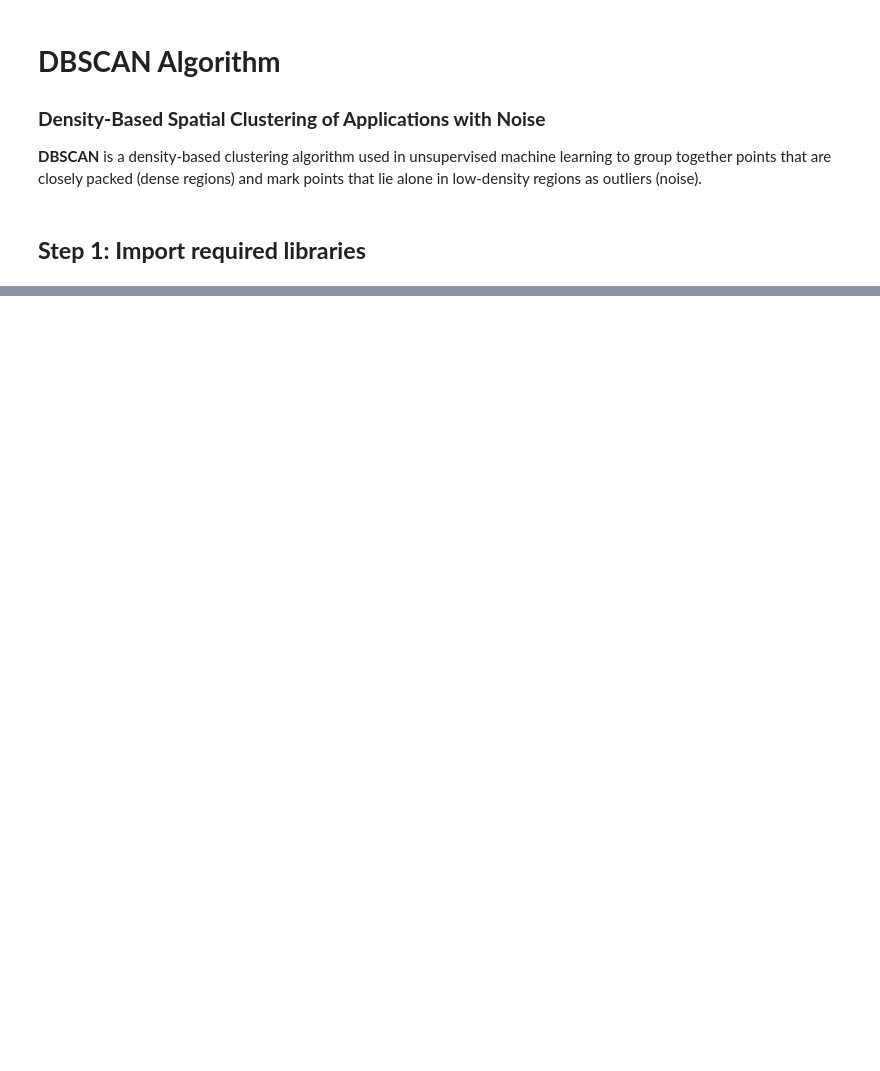
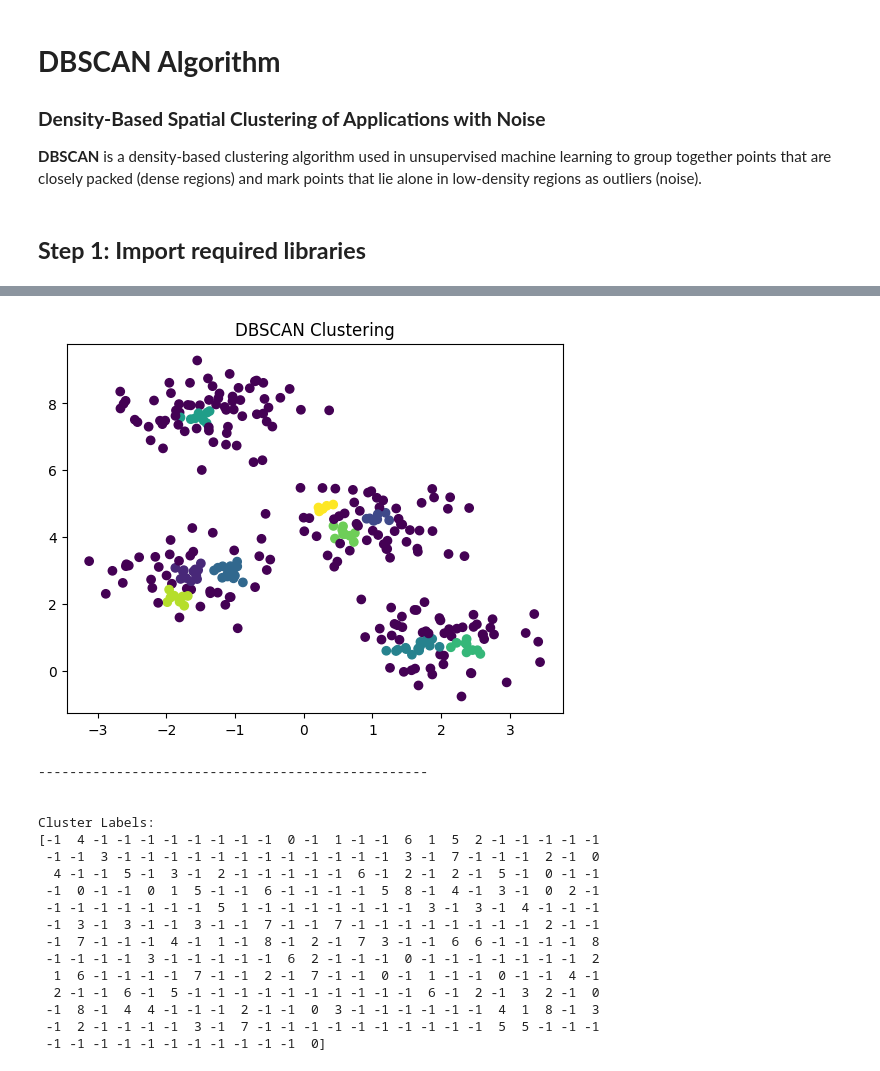
Before and after one commit to raz0208/Data-Science-Practices, a Jupyter notebook: ML_Clustering/DBSCAN_Algorithm.ipynb, the cells around one changed output, grey strips where cells are left out. Saved outputs shown, nothing was run; the diff lists cells and outputs as text; code cells hidden in the pictures; blank space fills up the shorter version.

```diff
--- a/ML_Clustering/DBSCAN_Algorithm.ipynb
+++ b/ML_Clustering/DBSCAN_Algorithm.ipynb
@@ -20,0 +77,37 @@ X, _ = make_moons(n_samples=300, noise=0.1)
+# %%
+# Apply DBSCAN
+# Parameters: eps = 0.2, min_samples = 5
+dbscanY = DBSCAN(eps=0.2, min_samples=5)
+labelsY = dbscanY.fit_predict(Y)
+# %%
+# Plot the results
+plt.scatter(Y[:, 0], Y[:, 1], c=labelsY, cmap='viridis')
+plt.title("DBSCAN Clustering")
+plt.show()
+
+print("\n")
+print("-----"*10)
+print("\n")
+
+# Output the labels
+print("Cluster Labels:")
+print(labelsY)
+# %% [output]
+[figure, added]
+--------------------------------------------------
+
+
+Cluster Labels:
+[-1  4 -1 -1 -1 -1 -1 -1 -1 -1  0 -1  1 -1 -1  6  1  5  2 -1 -1 -1 -1 -1
+ -1 -1  3 -1 -1 -1 -1 -1 -1 -1 -1 -1 -1 -1 -1  3 -1  7 -1 -1 -1  2 -1  0
+  4 -1 -1  5 -1  3 -1  2 -1 -1 -1 -1 -1  6 -1  2 -1  2 -1  5 -1  0 -1 -1
+ -1  0 -1 -1  0  1  5 -1 -1  6 -1 -1 -1 -1  5  8 -1  4 -1  3 -1  0  2 -1
+ -1 -1 -1 -1 -1 -1 -1  5  1 -1 -1 -1 -1 -1 -1 -1  3 -1  3 -1  4 -1 -1 -1
+ -1  3 -1  3 -1 -1  3 -1 -1  7 -1 -1  7 -1 -1 -1 -1 -1 -1 -1 -1  2 -1 -1
+ -1  7 -1 -1 -1  4 -1  1 -1  8 -1  2 -1  7  3 -1 -1  6  6 -1 -1 -1 -1  8
+ -1 -1 -1 -1  3 -1 -1 -1 -1 -1  6  2 -1 -1 -1  0 -1 -1 -1 -1 -1 -1 -1  2
+  1  6 -1 -1 -1 -1  7 -1 -1  2 -1  7 -1 -1  0 -1  1 -1 -1  0 -1 -1  4 -1
+  2 -1 -1  6 -1  5 -1 -1 -1 -1 -1 -1 -1 -1 -1 -1  6 -1  2 -1  3  2 -1  0
+ -1  8 -1  4  4 -1 -1 -1  2 -1 -1  0  3 -1 -1 -1 -1 -1 -1  4  1  8 -1  3
+ -1  2 -1 -1 -1 -1  3 -1  7 -1 -1 -1 -1 -1 -1 -1 -1 -1 -1  5  5 -1 -1 -1
+ -1 -1 -1 -1 -1 -1 -1 -1 -1 -1 -1  0]
```
Also changed, not shown: parts of 9 cells of this notebook.
